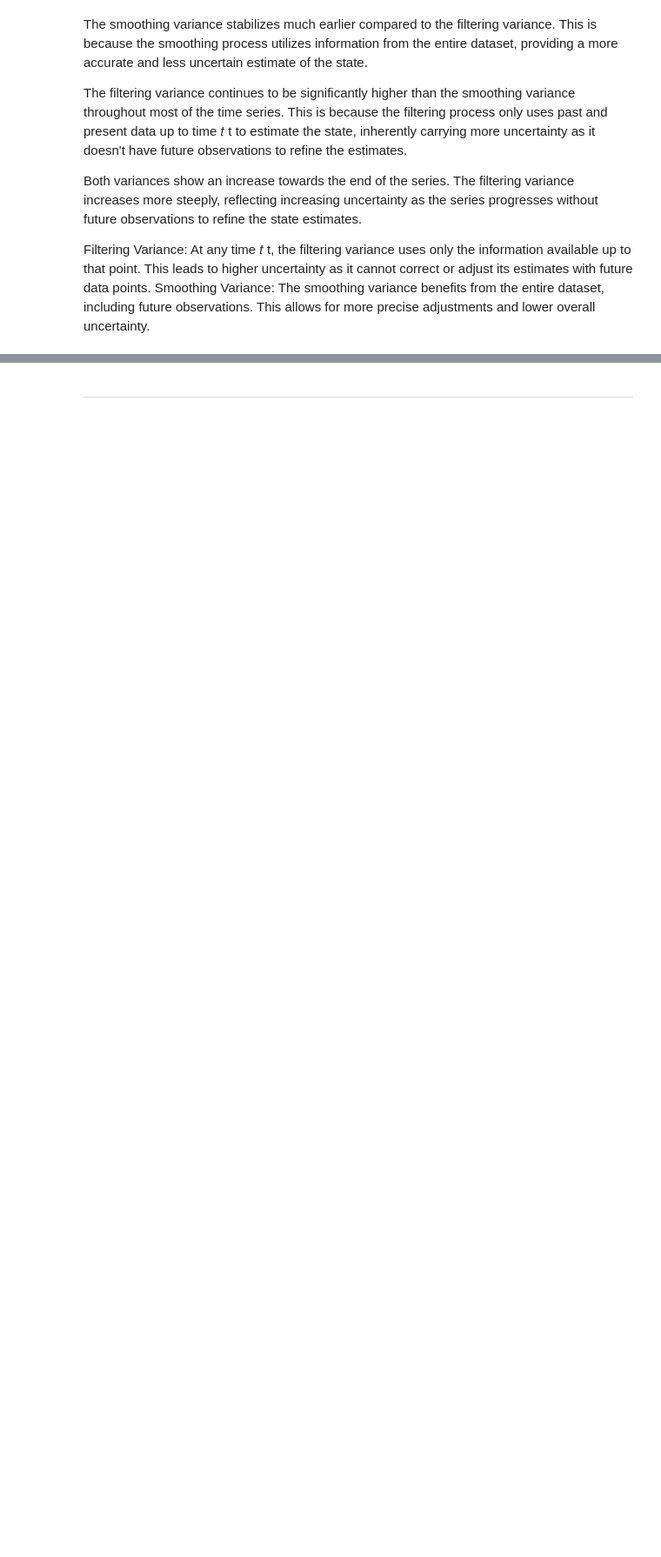
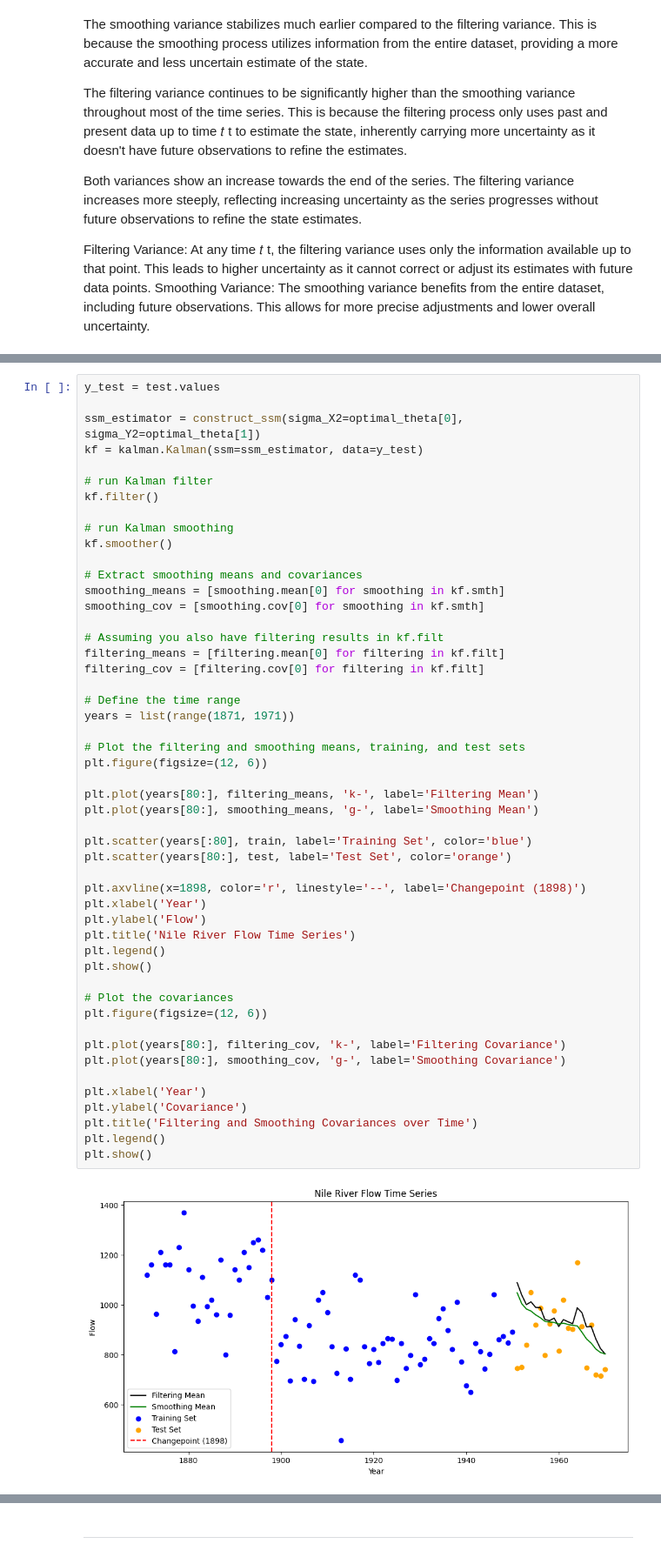
Before and after one commit to omeurer/simulation_based_ESSEC, a Jupyter notebook: project2.ipynb, the cells around one changed output, grey strips where cells are left out. Shown: that part at 87% size. Drawn from its saved outputs; the diff is of its cells as text; blank space fills up the shorter version.

```diff
--- a/project2.ipynb
+++ b/project2.ipynb
@@ -300,0 +286,52 @@ Smoothing Variance: The smoothing variance benefits from the entire dataset, inc
+# %%
+y_test = test.values
+
+ssm_estimator = construct_ssm(sigma_X2=optimal_theta[0], sigma_Y2=optimal_theta[1])
+kf = kalman.Kalman(ssm=ssm_estimator, data=y_test)
+
+# run Kalman filter
+kf.filter()
+
+# run Kalman smoothing
+kf.smoother()
+
+# Extract smoothing means and covariances
+smoothing_means = [smoothing.mean[0] for smoothing in kf.smth]
+smoothing_cov = [smoothing.cov[0] for smoothing in kf.smth]
+
+# Assuming you also have filtering results in kf.filt
+filtering_means = [filtering.mean[0] for filtering in kf.filt]
+filtering_cov = [filtering.cov[0] for filtering in kf.filt]
+
+# Define the time range
+years = list(range(1871, 1971))
+
+# Plot the filtering and smoothing means, training, and test sets
+plt.figure(figsize=(12, 6))
+
+plt.plot(years[80:], filtering_means, 'k-', label='Filtering Mean')
+plt.plot(years[80:], smoothing_means, 'g-', label='Smoothing Mean')
+
+plt.scatter(years[:80], train, label='Training Set', color='blue')
+plt.scatter(years[80:], test, label='Test Set', color='orange')
+
+plt.axvline(x=1898, color='r', linestyle='--', label='Changepoint (1898)')
+plt.xlabel('Year')
+plt.ylabel('Flow')
+plt.title('Nile River Flow Time Series')
+plt.legend()
+plt.show()
+
+# Plot the covariances
+plt.figure(figsize=(12, 6))
+
+plt.plot(years[80:], filtering_cov, 'k-', label='Filtering Covariance')
+plt.plot(years[80:], smoothing_cov, 'g-', label='Smoothing Covariance')
+
+plt.xlabel('Year')
+plt.ylabel('Covariance')
+plt.title('Filtering and Smoothing Covariances over Time')
+plt.legend()
+plt.show()
+# %% [output]
+[figure, added]
```
Also changed, not shown: parts of 9 cells of this notebook.
